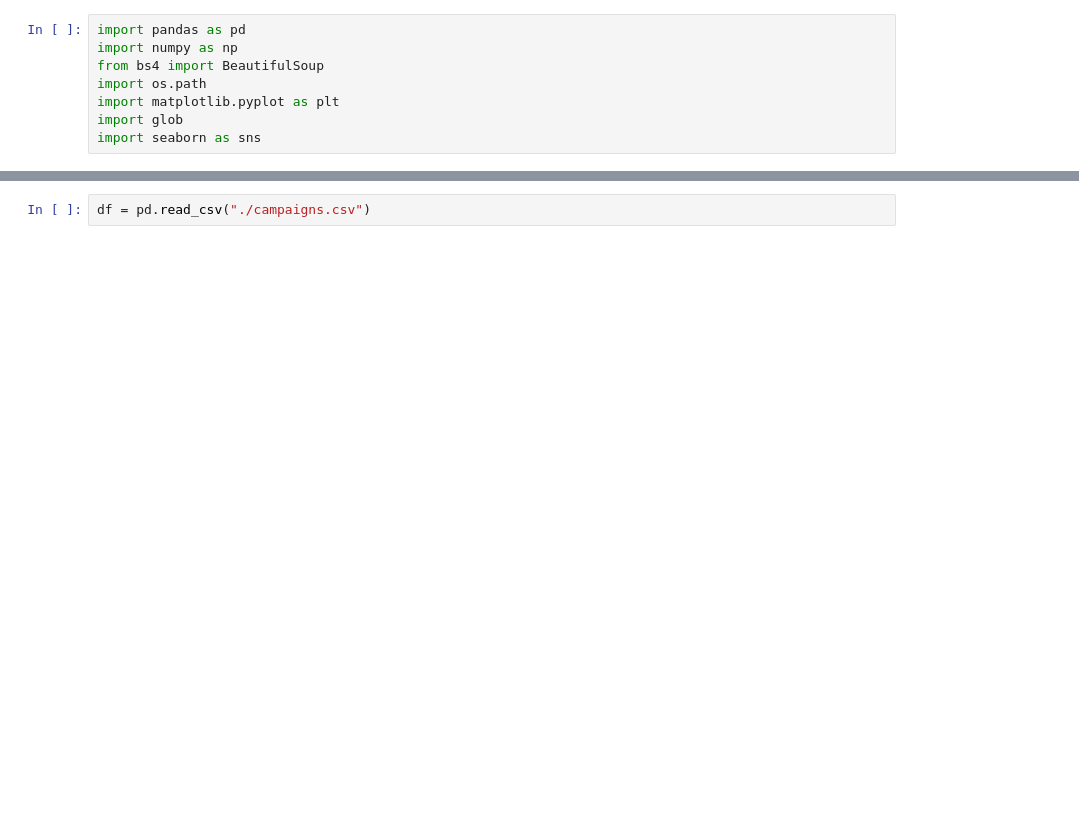
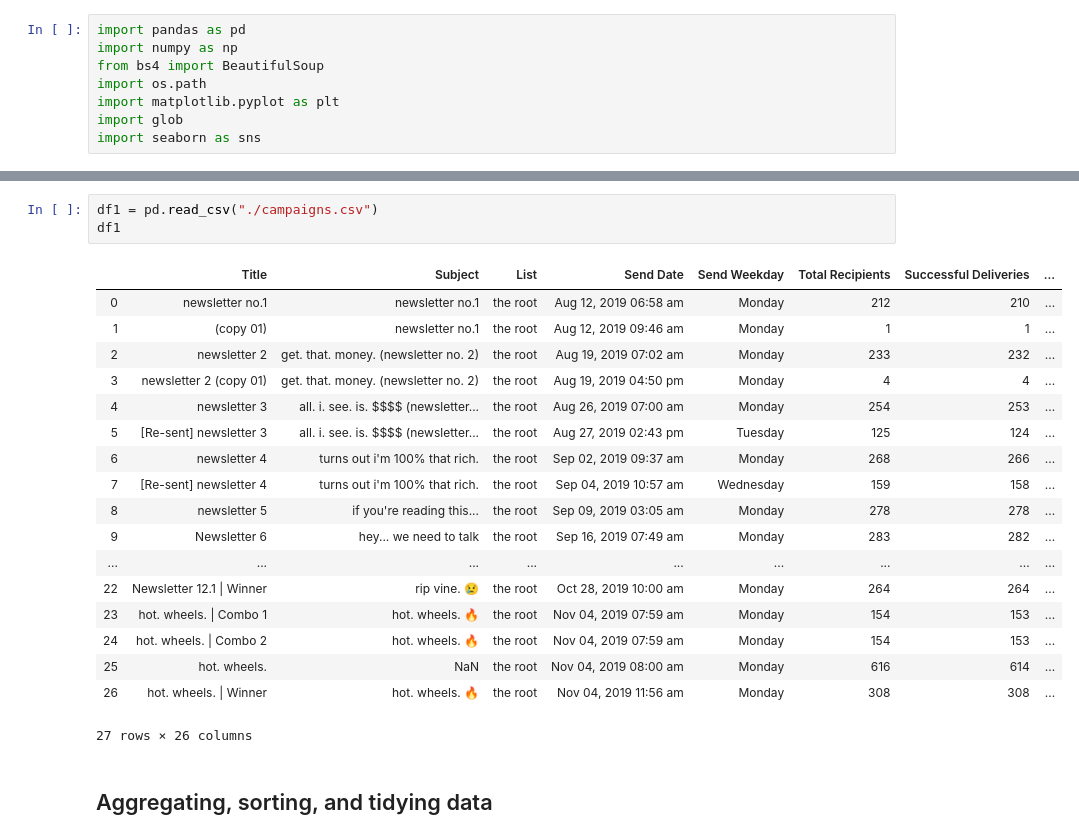
Before and after one commit to ilanaseidl/ilanaseidl.github.io, a Jupyter notebook: Campaign Data.ipynb, the cells around one changed output, grey strips where cells are left out. Saved outputs shown, nothing was run; the diff lists cells and outputs as text; blank space fills up the shorter version.

```diff
--- a/Campaign Data.ipynb
+++ b/Campaign Data.ipynb
@@ -9,2 +33,24 @@ import seaborn as sns
 # %%
-df = pd.read_csv("./campaigns.csv")
+df1 = pd.read_csv("./campaigns.csv")
+df1
+# %% [output]
+|  | Title | Subject | List | Send Date | Send Weekday | Total Recipients | Successful Deliveries | ... |
+| 0 | newsletter no.1 | newsletter no.1 | the root | Aug 12, 2019 06:58 am | Monday | 212 | 210 | ... |
+| 1 | (copy 01) | newsletter no.1 | the root | Aug 12, 2019 09:46 am | Monday | 1 | 1 | ... |
+| 2 | newsletter 2 | get. that. money. (newsletter no. 2) | the root | Aug 19, 2019 07:02 am | Monday | 233 | 232 | ... |
+| 3 | newsletter 2 (copy 01) | get. that. money. (newsletter no. 2) | the root | Aug 19, 2019 04:50 pm | Monday | 4 | 4 | ... |
+| 4 | newsletter 3 | all. i. see. is. $$$$ (newsletter... | the root | Aug 26, 2019 07:00 am | Monday | 254 | 253 | ... |
+| 5 | [Re-sent] newsletter 3 | all. i. see. is. $$$$ (newsletter... | the root | Aug 27, 2019 02:43 pm | Tuesday | 125 | 124 | ... |
+| 6 | newsletter 4 | turns out i'm 100% that rich. | the root | Sep 02, 2019 09:37 am | Monday | 268 | 266 | ... |
+| 7 | [Re-sent] newsletter 4 | turns out i'm 100% that rich. | the root | Sep 04, 2019 10:57 am | Wednesday | 159 | 158 | ... |
+| 8 | newsletter 5 | if you're reading this... | the root | Sep 09, 2019 03:05 am | Monday | 278 | 278 | ... |
+| 9 | Newsletter 6 | hey... we need to talk | the root | Sep 16, 2019 07:49 am | Monday | 283 | 282 | ... |
+| ... | ... | ... | ... | ... | ... | ... | ... | ... |
+| 22 | Newsletter 12.1 | Winner | rip vine. 😢 | the root | Oct 28, 2019 10:00 am | Monday | 264 | 264 | ... |
+| 23 | hot. wheels. | Combo 1 | hot. wheels. 🔥 | the root | Nov 04, 2019 07:59 am | Monday | 154 | 153 | ... |
+| 24 | hot. wheels. | Combo 2 | hot. wheels. 🔥 | the root | Nov 04, 2019 07:59 am | Monday | 154 | 153 | ... |
+| 25 | hot. wheels. | NaN | the root | Nov 04, 2019 08:00 am | Monday | 616 | 614 | ... |
+| 26 | hot. wheels. | Winner | hot. wheels. 🔥 | the root | Nov 04, 2019 11:56 am | Monday | 308 | 308 | ... |
+27 rows × 26 columns
+# %% [markdown]
+## Aggregating, sorting, and tidying data
```
Also changed, not shown: parts of 18 cells of this notebook, 3 other files.
